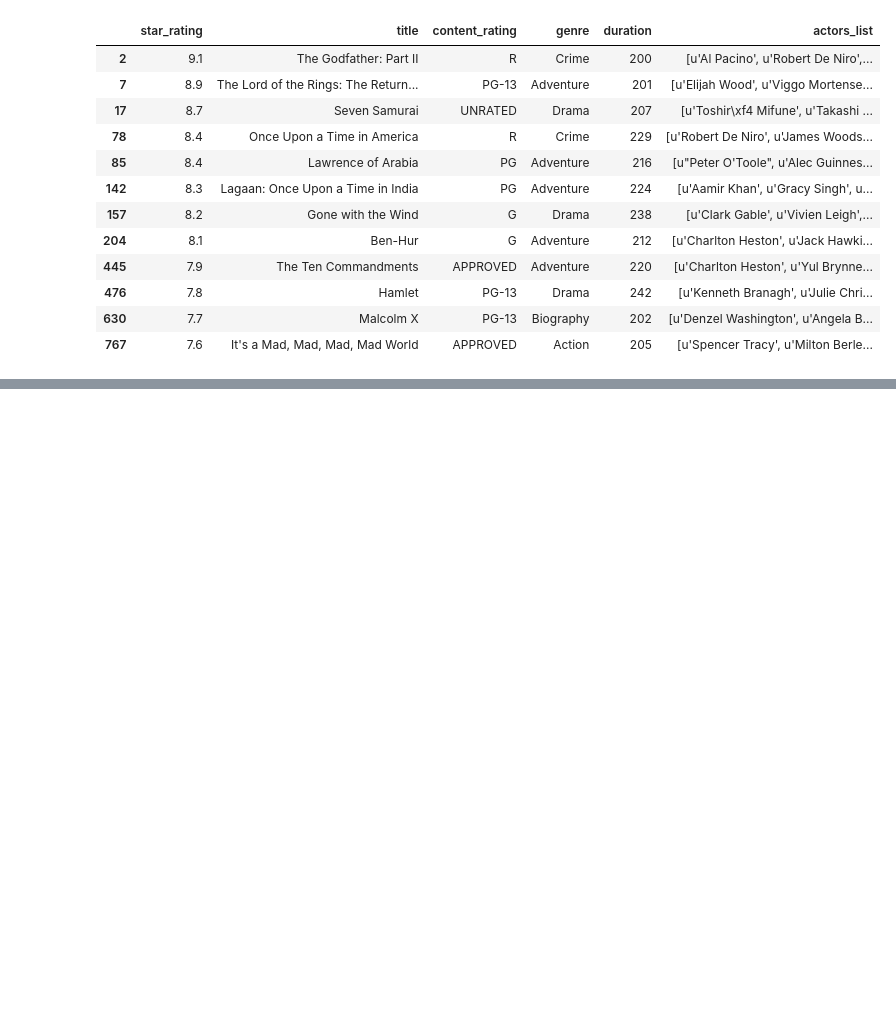
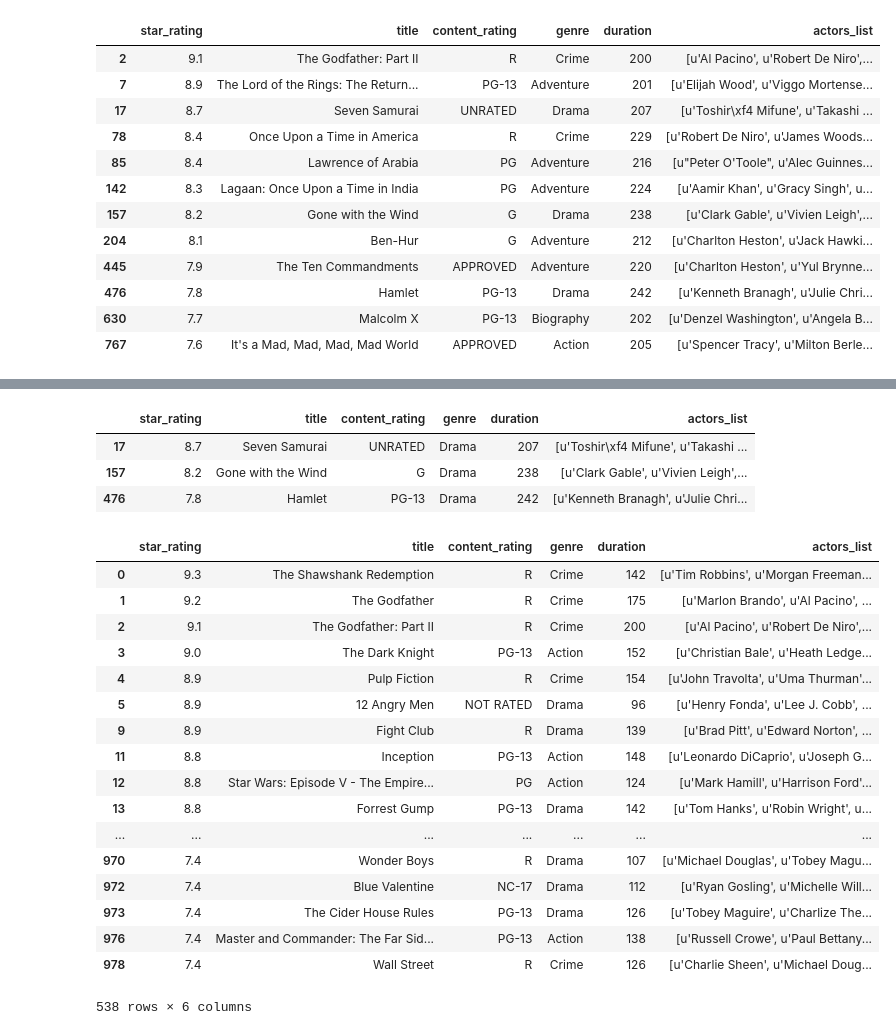
Before and after one commit to Muhammd-Hamza-Sabir/Data-Analysis-using-Pandas, a Jupyter notebook: Pandas Tutorial.ipynb, the cells around one changed output, grey strips where cells are left out. Cells and saved outputs as stored; diff of their text form; code cells hidden in the pictures; blank space fills up the shorter version.

```diff
--- a/Pandas Tutorial.ipynb
+++ b/Pandas Tutorial.ipynb
@@ -570,0 +573,2 @@ movies[movies["duration"] >= 200]
+# %%
+movies = pd.read_csv("http://bit.ly/imdbratings")
@@ -570,0 +584,31 @@ movies[movies["duration"] >= 200]
+# %%
+# filter records where duration > 200 and genre is Drama (& represents "and" operator)
+movies[(movies["duration"] >= 200) & (movies["genre"] == "Drama")]
+# %% [output]
+|  | star_rating | title | content_rating | genre | duration | actors_list |
+| 17 | 8.7 | Seven Samurai | UNRATED | Drama | 207 | [u'Toshir\xf4 Mifune', u'Takashi ... |
+| 157 | 8.2 | Gone with the Wind | G | Drama | 238 | [u'Clark Gable', u'Vivien Leigh',... |
+| 476 | 7.8 | Hamlet | PG-13 | Drama | 242 | [u'Kenneth Branagh', u'Julie Chri... |
+# %%
+#  there are two approaches to apply multiple filter on the same column (| represents "or" operator)
+# 1st approach
+movies[(movies["genre"] == "Action") | (movies["genre"] == "Crime") | (movies["genre"] == "Drama")]
+# %% [output]
+|  | star_rating | title | content_rating | genre | duration | actors_list |
+| 0 | 9.3 | The Shawshank Redemption | R | Crime | 142 | [u'Tim Robbins', u'Morgan Freeman... |
+| 1 | 9.2 | The Godfather | R | Crime | 175 | [u'Marlon Brando', u'Al Pacino', ... |
+| 2 | 9.1 | The Godfather: Part II | R | Crime | 200 | [u'Al Pacino', u'Robert De Niro',... |
+| 3 | 9.0 | The Dark Knight | PG-13 | Action | 152 | [u'Christian Bale', u'Heath Ledge... |
+| 4 | 8.9 | Pulp Fiction | R | Crime | 154 | [u'John Travolta', u'Uma Thurman'... |
+| 5 | 8.9 | 12 Angry Men | NOT RATED | Drama | 96 | [u'Henry Fonda', u'Lee J. Cobb', ... |
+| 9 | 8.9 | Fight Club | R | Drama | 139 | [u'Brad Pitt', u'Edward Norton', ... |
+| 11 | 8.8 | Inception | PG-13 | Action | 148 | [u'Leonardo DiCaprio', u'Joseph G... |
+| 12 | 8.8 | Star Wars: Episode V - The Empire... | PG | Action | 124 | [u'Mark Hamill', u'Harrison Ford'... |
+| 13 | 8.8 | Forrest Gump | PG-13 | Drama | 142 | [u'Tom Hanks', u'Robin Wright', u... |
+| ... | ... | ... | ... | ... | ... | ... |
+| 970 | 7.4 | Wonder Boys | R | Drama | 107 | [u'Michael Douglas', u'Tobey Magu... |
+| 972 | 7.4 | Blue Valentine | NC-17 | Drama | 112 | [u'Ryan Gosling', u'Michelle Will... |
+| 973 | 7.4 | The Cider House Rules | PG-13 | Drama | 126 | [u'Tobey Maguire', u'Charlize The... |
+| 976 | 7.4 | Master and Commander: The Far Sid... | PG-13 | Action | 138 | [u'Russell Crowe', u'Paul Bettany... |
+| 978 | 7.4 | Wall Street | R | Crime | 126 | [u'Charlie Sheen', u'Michael Doug... |
+538 rows × 6 columns
```
Also changed, not shown: parts of 7 cells of this notebook.
